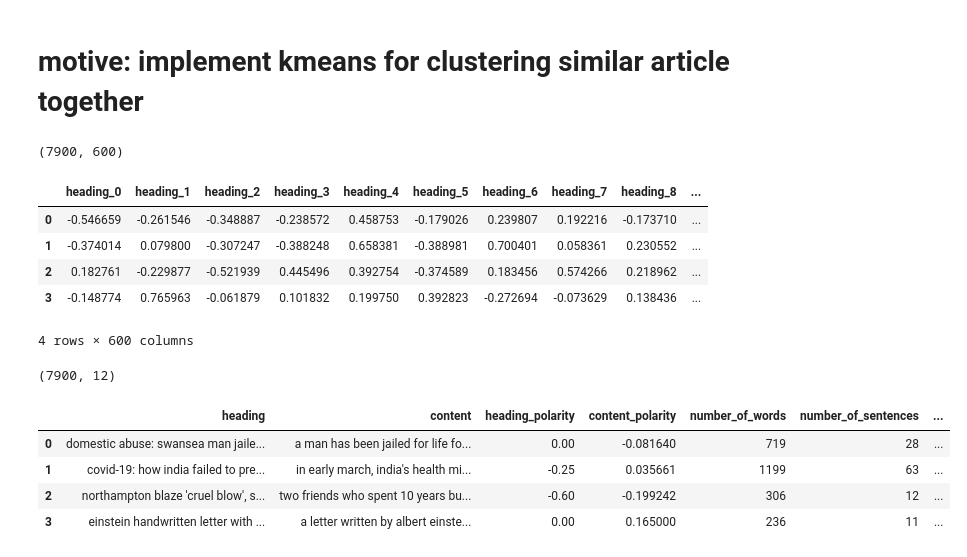
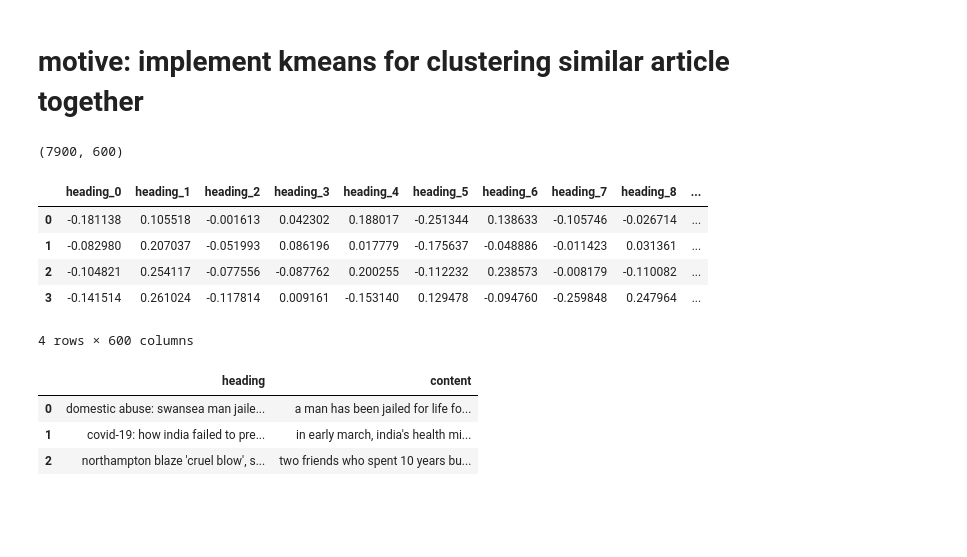
Before and after one commit to thepooons/news-rec-cw, a Jupyter notebook: notebooks/11_6_21_text_kmeans.ipynb, the cells around one changed output. Drawn from its saved outputs; the diff is of its cells as text; code cells hidden in the pictures; blank space fills up the shorter version.

Commit message:
add: word vectors baby

```diff
--- a/notebooks/11_6_21_text_kmeans.ipynb
+++ b/notebooks/11_6_21_text_kmeans.ipynb
@@ -12,13 +13,16 @@ import matplotlib.pyplot as plt
 plt.style.use("fivethirtyeight")
 # %%
-vector_data = pd.read_csv('../data/vectorized/vectorized_spacy.csv')
+vector_data = pd.read_csv('../data/vectorized/bbc_toi_yahoo_article_vectors_raw_vectors.csv')
+# vector_data = vector_data.loc[:, [f"content_{i}" for i in range(300)]]
+
 print(vector_data.shape)
+
 vector_data.loc[:3]
 # %% [output]
 (7900, 600)
 |  | heading_0 | heading_1 | heading_2 | heading_3 | heading_4 | heading_5 | heading_6 | heading_7 | heading_8 | ... |
-| 0 | -0.546659 | -0.261546 | -0.348887 | -0.238572 | 0.458753 | -0.179026 | 0.239807 | 0.192216 | -0.173710 | ... |
-| 1 | -0.374014 | 0.079800 | -0.307247 | -0.388248 | 0.658381 | -0.388981 | 0.700401 | 0.058361 | 0.230552 | ... |
-| 2 | 0.182761 | -0.229877 | -0.521939 | 0.445496 | 0.392754 | -0.374589 | 0.183456 | 0.574266 | 0.218962 | ... |
-| 3 | -0.148774 | 0.765963 | -0.061879 | 0.101832 | 0.199750 | 0.392823 | -0.272694 | -0.073629 | 0.138436 | ... |
+| 0 | -0.181138 | 0.105518 | -0.001613 | 0.042302 | 0.188017 | -0.251344 | 0.138633 | -0.105746 | -0.026714 | ... |
+| 1 | -0.082980 | 0.207037 | -0.051993 | 0.086196 | 0.017779 | -0.175637 | -0.048886 | -0.011423 | 0.031361 | ... |
+| 2 | -0.104821 | 0.254117 | -0.077556 | -0.087762 | 0.200255 | -0.112232 | 0.238573 | -0.008179 | -0.110082 | ... |
+| 3 | -0.141514 | 0.261024 | -0.117814 | 0.009161 | -0.153140 | 0.129478 | -0.094760 | -0.259848 | 0.247964 | ... |
 4 rows × 600 columns
@@ -25,12 +38,10 @@ vector_data.loc[:3]
 # %%
 data = pd.read_csv("../data/bbc_toi_yahoo_stats_feats.csv")
-print(data.shape)
-data.loc[:3]
+data = data.loc[:, ["heading", "content"]]
+data.head(3)
 # %% [output]
-(7900, 12)
-|  | heading | content | heading_polarity | content_polarity | number_of_words | number_of_sentences | ... |
-| 0 | domestic abuse: swansea man jaile... | a man has been jailed for life fo... | 0.00 | -0.081640 | 719 | 28 | ... |
-| 1 | covid-19: how india failed to pre... | in early march, india's health mi... | -0.25 | 0.035661 | 1199 | 63 | ... |
-| 2 | northampton blaze 'cruel blow', s... | two friends who spent 10 years bu... | -0.60 | -0.199242 | 306 | 12 | ... |
-| 3 | einstein handwritten letter with ... | a letter written by albert einste... | 0.00 | 0.165000 | 236 | 11 | ... |
+|  | heading | content |
+| 0 | domestic abuse: swansea man jaile... | a man has been jailed for life fo... |
+| 1 | covid-19: how india failed to pre... | in early march, india's health mi... |
+| 2 | northampton blaze 'cruel blow', s... | two friends who spent 10 years bu... |
 # %%
```
Also changed, not shown: parts of 7 cells of this notebook, 2 other files.
